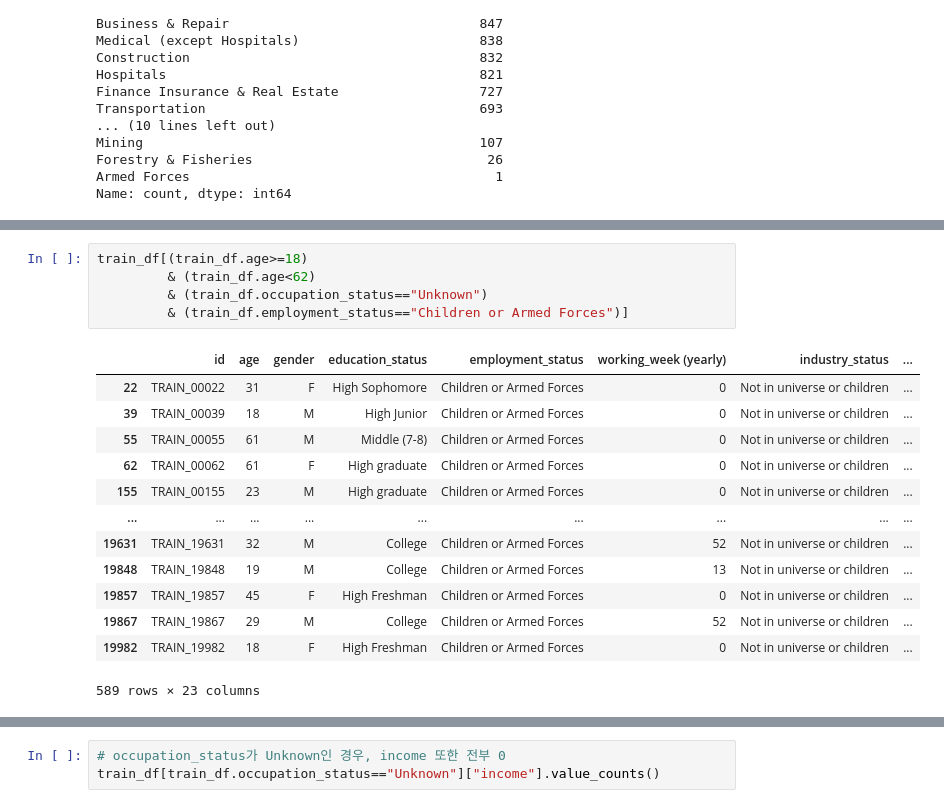
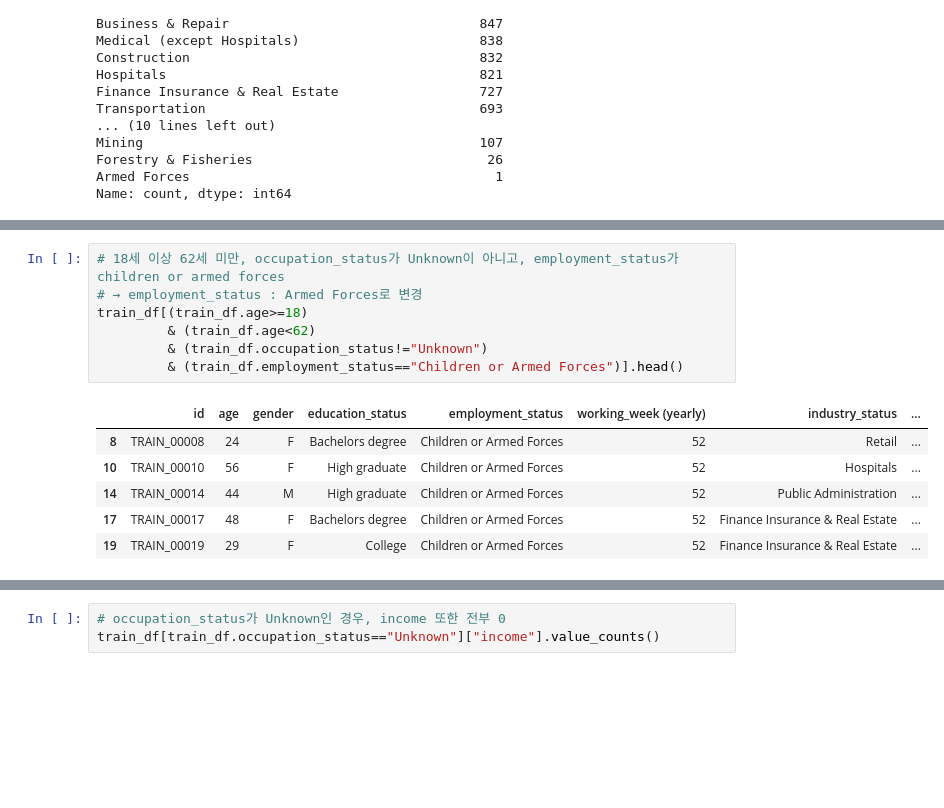
Before and after one commit to benidjor/income-prediction-dacon, a Jupyter notebook: preprocessing-income-prediction.ipynb, the cells around one changed output, grey strips where cells are left out. Drawn from its saved outputs; the diff is of its cells as text; blank space fills up the shorter version.

```diff
--- a/preprocessing-income-prediction.ipynb
+++ b/preprocessing-income-prediction.ipynb
@@ -519,19 +548,14 @@ train_df[(train_df.age>=18) & (train_df.age<62) & (train_df.occupation_status=="
 # %%
+# 18세 이상 62세 미만, occupation_status가 Unknown이 아니고, employment_status가 children or armed forces
+# → employment_status : Armed Forces로 변경
 train_df[(train_df.age>=18)
          & (train_df.age<62)
-         & (train_df.occupation_status=="Unknown")
-         & (train_df.employment_status=="Children or Armed Forces")]
+         & (train_df.occupation_status!="Unknown")
+         & (train_df.employment_status=="Children or Armed Forces")].head()
 # %% [output]
 |  | id | age | gender | education_status | employment_status | working_week (yearly) | industry_status | ... |
-| 22 | TRAIN_00022 | 31 | F | High Sophomore | Children or Armed Forces | 0 | Not in universe or children | ... |
-| 39 | TRAIN_00039 | 18 | M | High Junior | Children or Armed Forces | 0 | Not in universe or children | ... |
-| 55 | TRAIN_00055 | 61 | M | Middle (7-8) | Children or Armed Forces | 0 | Not in universe or children | ... |
-| 62 | TRAIN_00062 | 61 | F | High graduate | Children or Armed Forces | 0 | Not in universe or children | ... |
-| 155 | TRAIN_00155 | 23 | M | High graduate | Children or Armed Forces | 0 | Not in universe or children | ... |
-| ... | ... | ... | ... | ... | ... | ... | ... | ... |
-| 19631 | TRAIN_19631 | 32 | M | College | Children or Armed Forces | 52 | Not in universe or children | ... |
-| 19848 | TRAIN_19848 | 19 | M | College | Children or Armed Forces | 13 | Not in universe or children | ... |
-| 19857 | TRAIN_19857 | 45 | F | High Freshman | Children or Armed Forces | 0 | Not in universe or children | ... |
-| 19867 | TRAIN_19867 | 29 | M | College | Children or Armed Forces | 52 | Not in universe or children | ... |
-| 19982 | TRAIN_19982 | 18 | F | High Freshman | Children or Armed Forces | 0 | Not in universe or children | ... |
+| 8 | TRAIN_00008 | 24 | F | Bachelors degree | Children or Armed Forces | 52 | Retail | ... |
+| 10 | TRAIN_00010 | 56 | F | High graduate | Children or Armed Forces | 52 | Hospitals | ... |
+| 14 | TRAIN_00014 | 44 | M | High graduate | Children or Armed Forces | 52 | Public Administration | ... |
+| 17 | TRAIN_00017 | 48 | F | Bachelors degree | Children or Armed Forces | 52 | Finance Insurance & Real Estate | ... |
+| 19 | TRAIN_00019 | 29 | F | College | Children or Armed Forces | 52 | Finance Insurance & Real Estate | ... |
-589 rows × 23 columns
```
Also changed, not shown: parts of 24 cells of this notebook.
